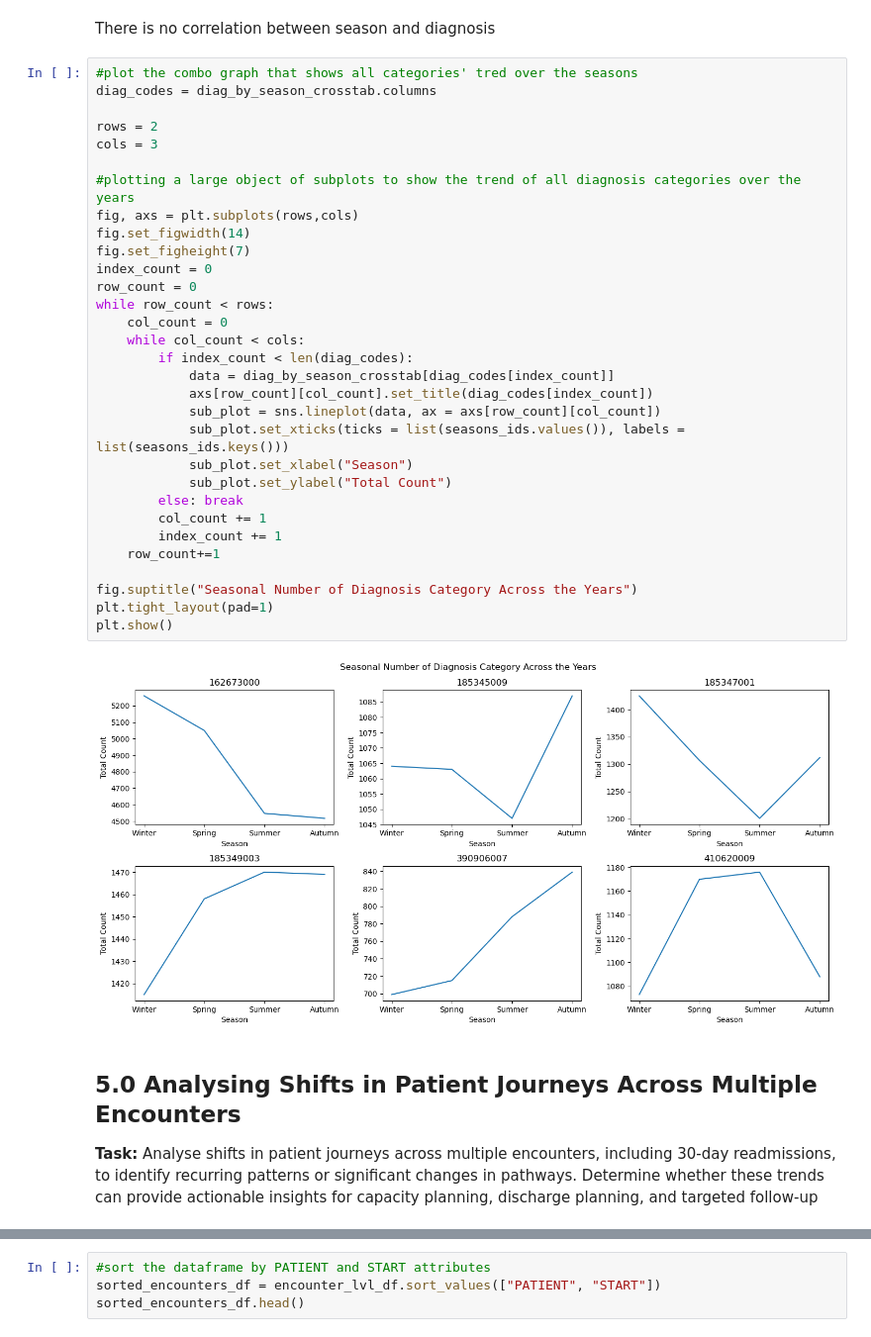
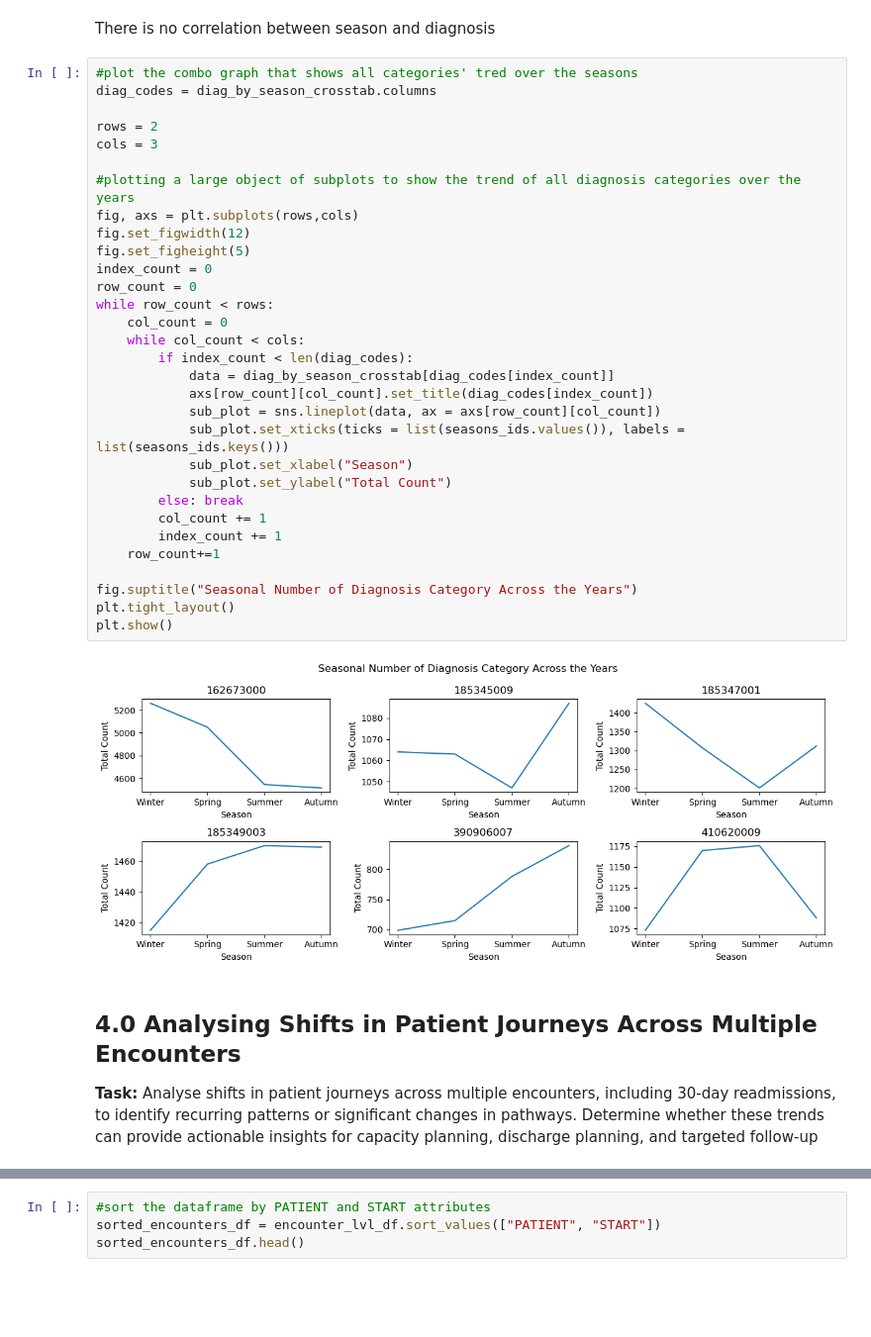
Before and after one commit to kaymighty86/hospital-network-EDA-project, a Jupyter notebook: hospital-encounter-level-data-analysis.ipynb, the cells around one changed output, grey strips where cells are left out. Shown at 99% size. Drawn from its saved outputs; the diff is of its cells as text; blank space fills up the shorter version.

```diff
--- a/hospital-encounter-level-data-analysis.ipynb
+++ b/hospital-encounter-level-data-analysis.ipynb
@@ -675,37 +681,37 @@ There is no correlation between season and diagnosis
 # %%
 #plot the combo graph that shows all categories' tred over the seasons
 diag_codes = diag_by_season_crosstab.columns
 
 rows = 2
 cols = 3
 
 #plotting a large object of subplots to show the trend of all diagnosis categories over the years
 fig, axs = plt.subplots(rows,cols)
-fig.set_figwidth(14)
-fig.set_figheight(7)
+fig.set_figwidth(12)
+fig.set_figheight(5)
 index_count = 0
 row_count = 0
 while row_count < rows:
     col_count = 0
     while col_count < cols:
         if index_count < len(diag_codes):
             data = diag_by_season_crosstab[diag_codes[index_count]]
             axs[row_count][col_count].set_title(diag_codes[index_count])
             sub_plot = sns.lineplot(data, ax = axs[row_count][col_count])
             sub_plot.set_xticks(ticks = list(seasons_ids.values()), labels = list(seasons_ids.keys()))
             sub_plot.set_xlabel("Season")
             sub_plot.set_ylabel("Total Count")
         else: break
         col_count += 1
         index_count += 1
     row_count+=1
 
 fig.suptitle("Seasonal Number of Diagnosis Category Across the Years")
-plt.tight_layout(pad=1)
+plt.tight_layout()
 plt.show()
 # %% [output]
-[figure, old version]
+[figure, new version]
 # %% [markdown]
-## 5.0 Analysing Shifts in Patient Journeys Across Multiple Encounters
+## 4.0 Analysing Shifts in Patient Journeys Across Multiple Encounters
 __Task:__ Analyse shifts in patient journeys across multiple encounters, including 30-day readmissions, to identify recurring patterns or significant changes in pathways. Determine whether these trends can provide actionable insights for capacity planning, discharge planning, and targeted follow-up
 # %% [markdown]
```
Also changed, not shown: parts of 48 cells of this notebook.
